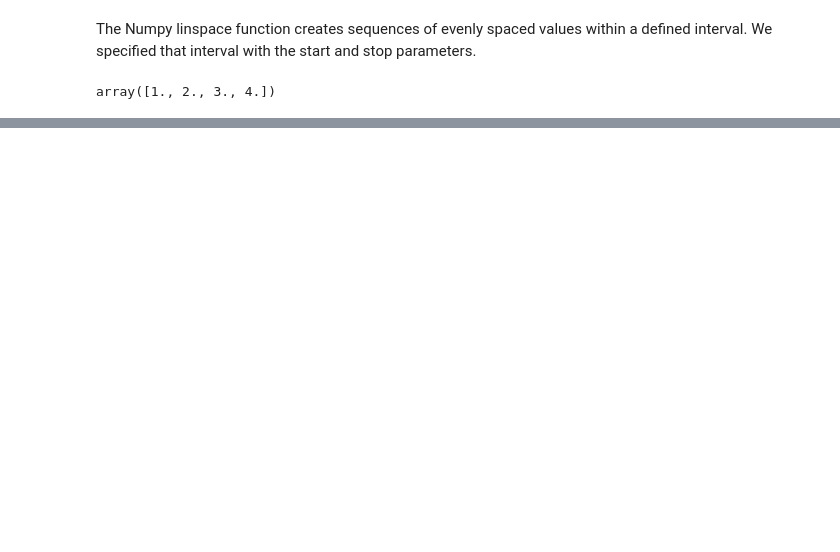
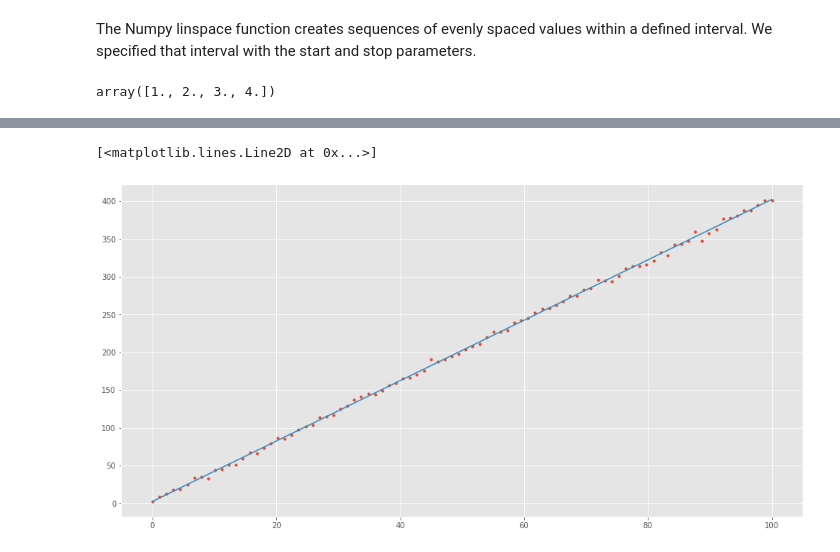
Before and after one commit to AineNicD/tasks2020, a Jupyter notebook: tasks2020.ipynb, the cells around one changed output, grey strips where cells are left out. Drawn from its saved outputs; the diff is of its cells as text; code cells hidden in the pictures; blank space fills up the shorter version.

```diff
--- a/tasks2020.ipynb
+++ b/tasks2020.ipynb
@@ -400,0 +485,7 @@ array([1., 2., 3., 4.])
+# %%
+#plotting best fit line data set 2
+plt.plot(x2, y2, '.', label="Data set 2")
+plt.plot(x2, coeffs_2[0] * x2 + coeffs_2[1], '-', label='Fitting')
+# %% [output]
+[<matplotlib.lines.Line2D at 0x...>]
+[figure, added]
```
Also changed, not shown: parts of 27 cells of this notebook.
